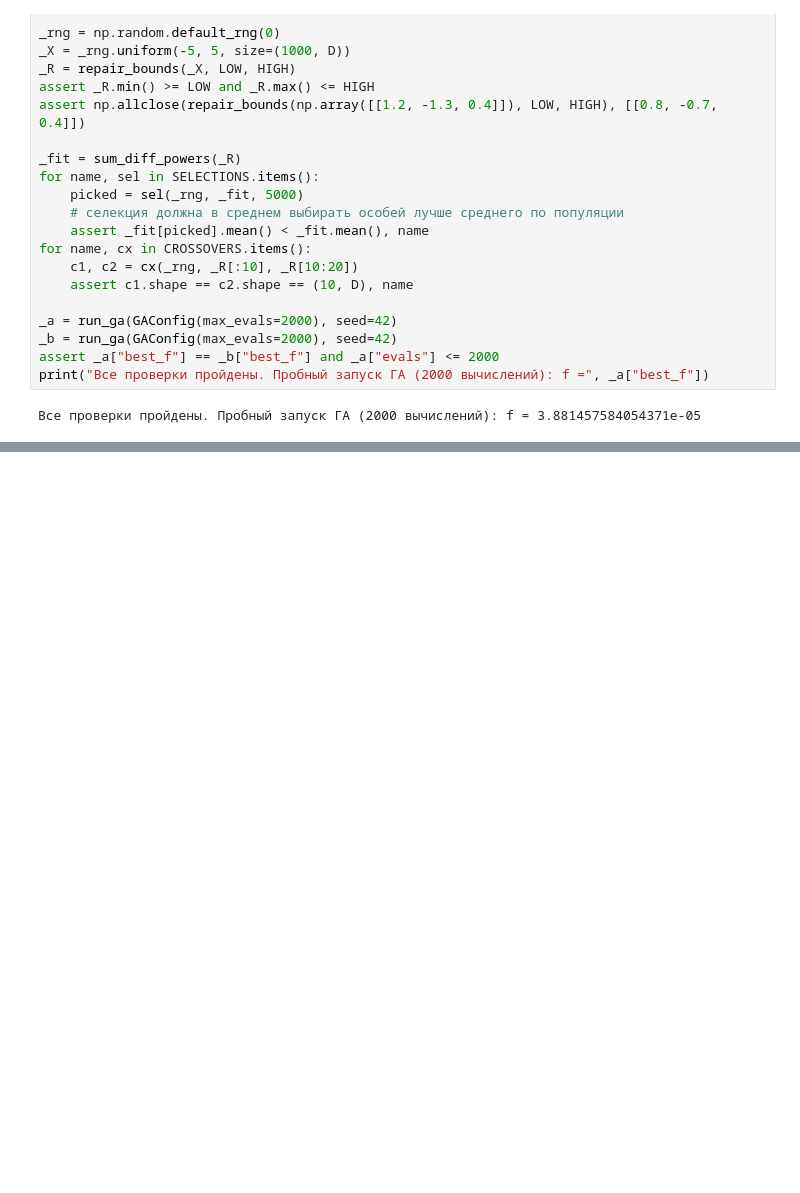
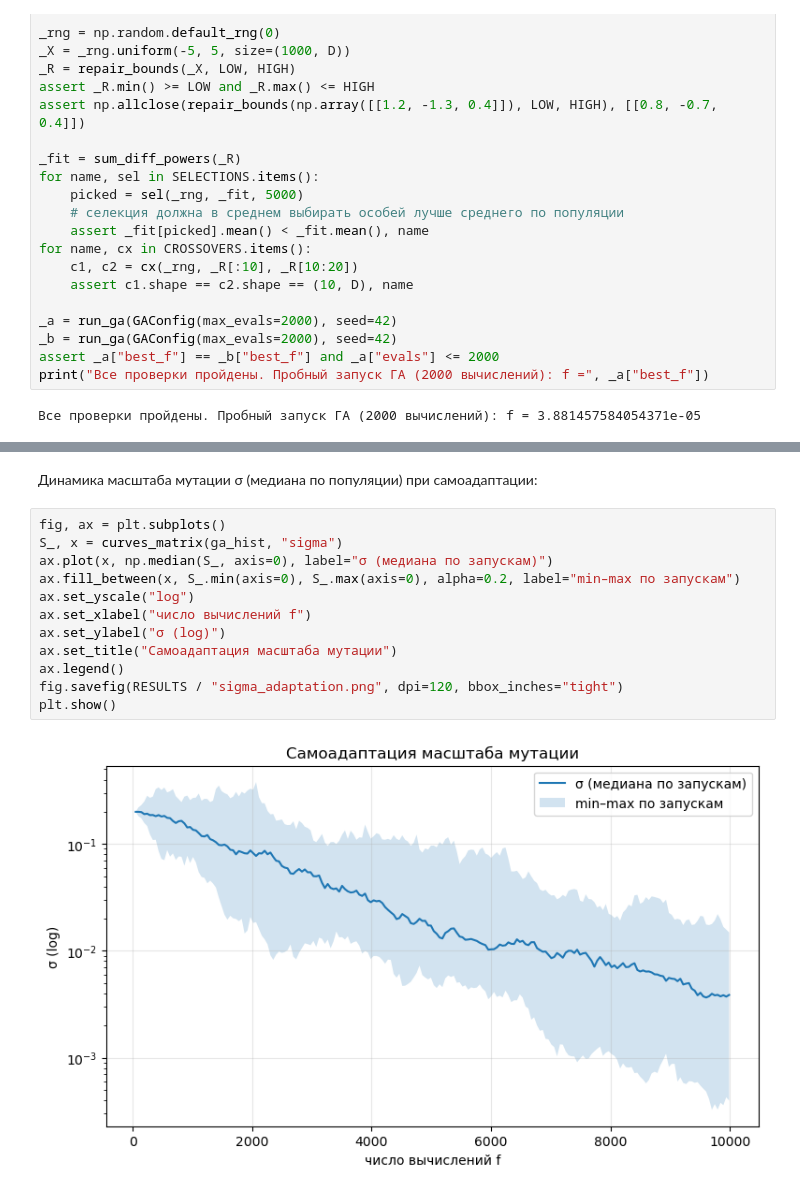
Before and after one commit to mack011y/gen_lab1, a Jupyter notebook: lab1/lab1.ipynb, the cells around one changed output, grey strips where cells are left out. Drawn from its saved outputs; the diff is of its cells as text; blank space fills up the shorter version.

```diff
--- a/lab1/lab1.ipynb
+++ b/lab1/lab1.ipynb
@@ -432,0 +570,16 @@ print("Все проверки пройдены. Пробный запуск Г
+# %% [markdown]
+Динамика масштаба мутации σ (медиана по популяции) при самоадаптации:
+# %%
+fig, ax = plt.subplots()
+S_, x = curves_matrix(ga_hist, "sigma")
+ax.plot(x, np.median(S_, axis=0), label="σ (медиана по запускам)")
+ax.fill_between(x, S_.min(axis=0), S_.max(axis=0), alpha=0.2, label="min–max по запускам")
+ax.set_yscale("log")
+ax.set_xlabel("число вычислений f")
+ax.set_ylabel("σ (log)")
+ax.set_title("Самоадаптация масштаба мутации")
+ax.legend()
+fig.savefig(RESULTS / "sigma_adaptation.png", dpi=120, bbox_inches="tight")
+plt.show()
+# %% [output]
+[figure, added]
```
Also changed, not shown: parts of 16 cells of this notebook, 9 other files.
